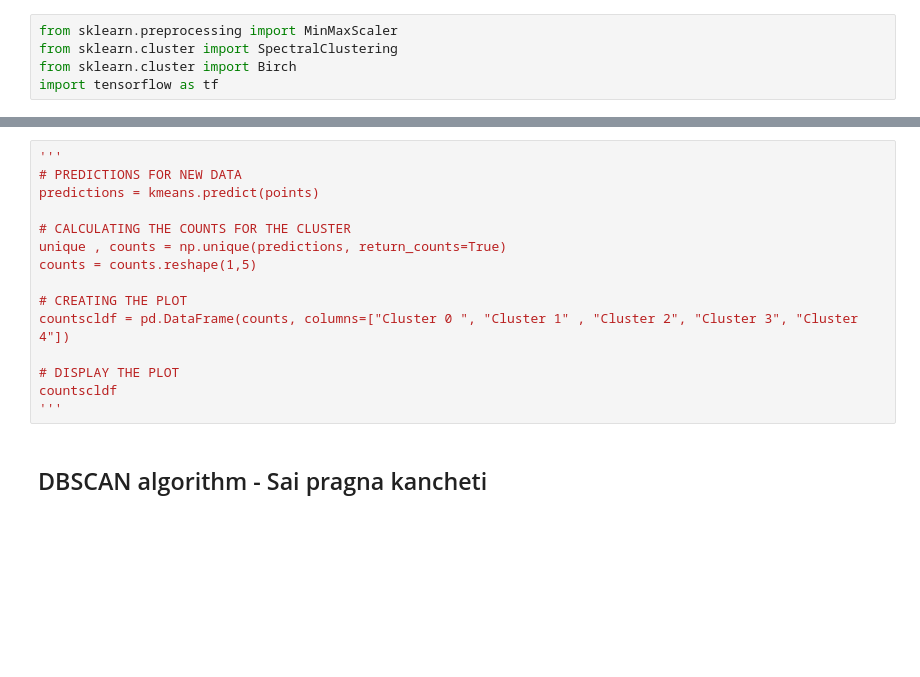
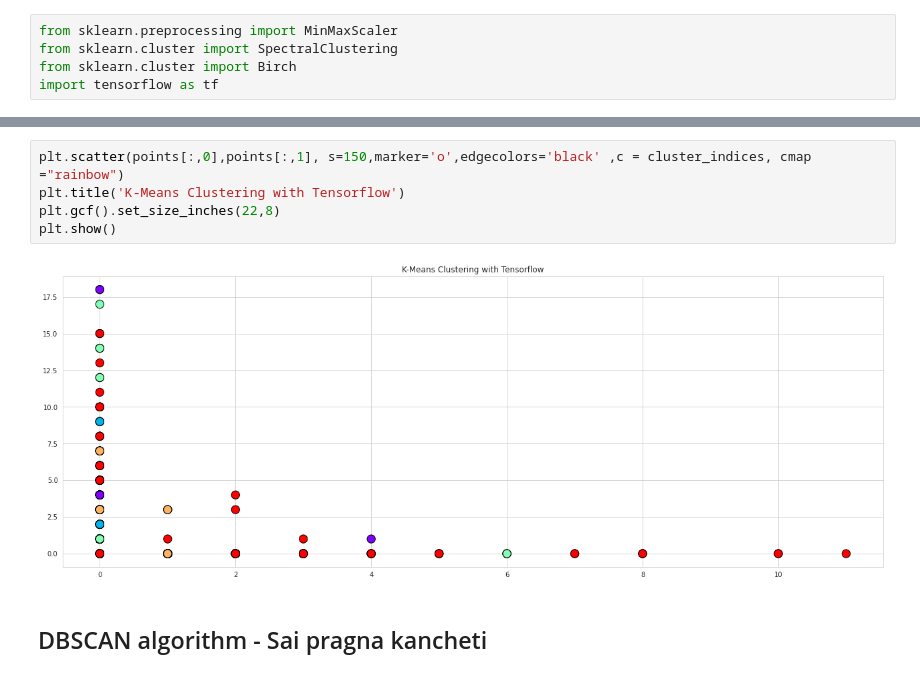
Before and after one commit to saipragna25/Machine-learning-257-asgn-1-grp-, a Jupyter notebook: MLA1_k_means_clustering.ipynb, the cells around one changed output, grey strips where cells are left out. Saved outputs shown, nothing was run; the diff lists cells and outputs as text; blank space fills up the shorter version.

```diff
--- a/MLA1_k_means_clustering.ipynb
+++ b/MLA1_k_means_clustering.ipynb
@@ -453,21 +453,13 @@ WARNING:tensorflow:From /usr/local/lib/python3.8/dist-packages/tensorflow/python
 Instructions for updating:
 Use standard file APIs to delete files with this prefix.
 WARNING:tensorflow:Input graph does not use tf.data.Dataset or contain a QueueRunner. That means predict yields forever. This is probably a mistake.
-# %%
-'''
-# PREDICTIONS FOR NEW DATA
-predictions = kmeans.predict(points)
-
-# CALCULATING THE COUNTS FOR THE CLUSTER
-unique , counts = np.unique(predictions, return_counts=True)
-counts = counts.reshape(1,5)
-
-# CREATING THE PLOT
-countscldf = pd.DataFrame(counts, columns=["Cluster 0 ", "Cluster 1" , "Cluster 2", "Cluster 3", "Cluster 4"])
-
-# DISPLAY THE PLOT
-countscldf
-'''
+# %%
+plt.scatter(points[:,0],points[:,1], s=150,marker='o',edgecolors='black' ,c = cluster_indices, cmap ="rainbow")
+plt.title('K-Means Clustering with Tensorflow')
+plt.gcf().set_size_inches(22,8)
+plt.show()
+# %% [output]
+[figure, added]
 # %% [markdown]
 ## DBSCAN algorithm - Sai pragna kancheti
 # %%
```
Also changed, not shown: parts of 16 cells of this notebook.
